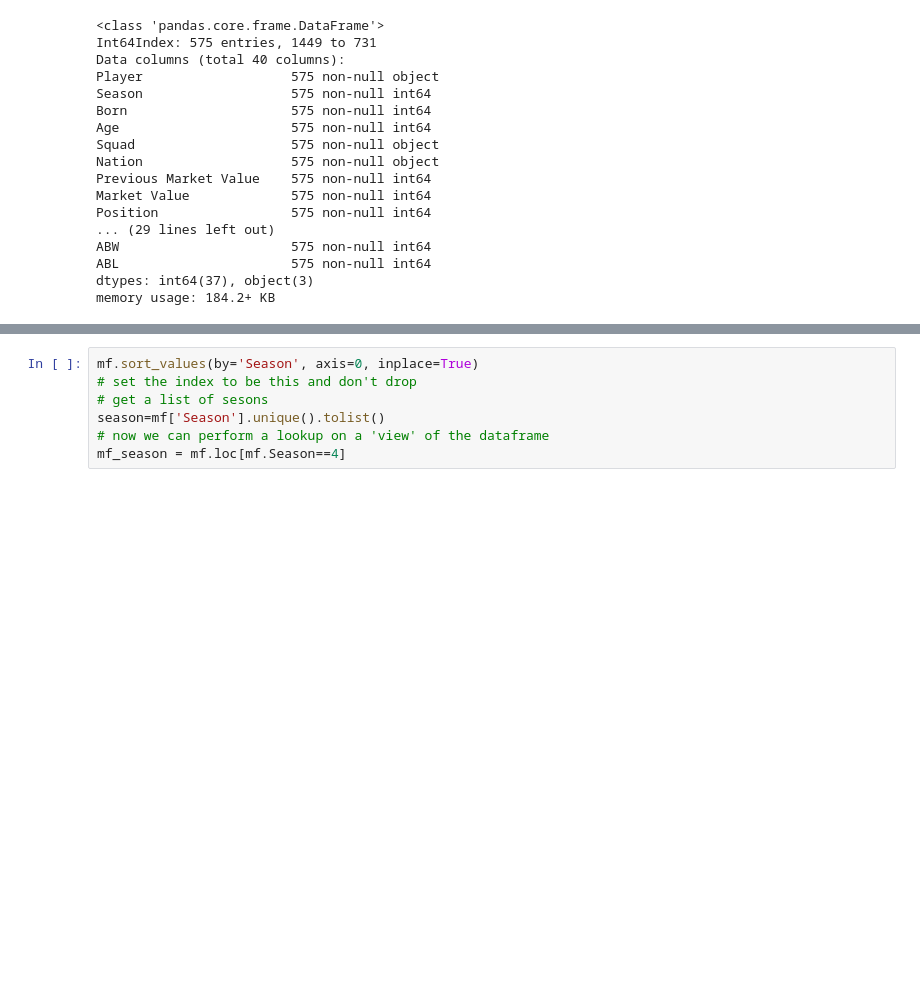
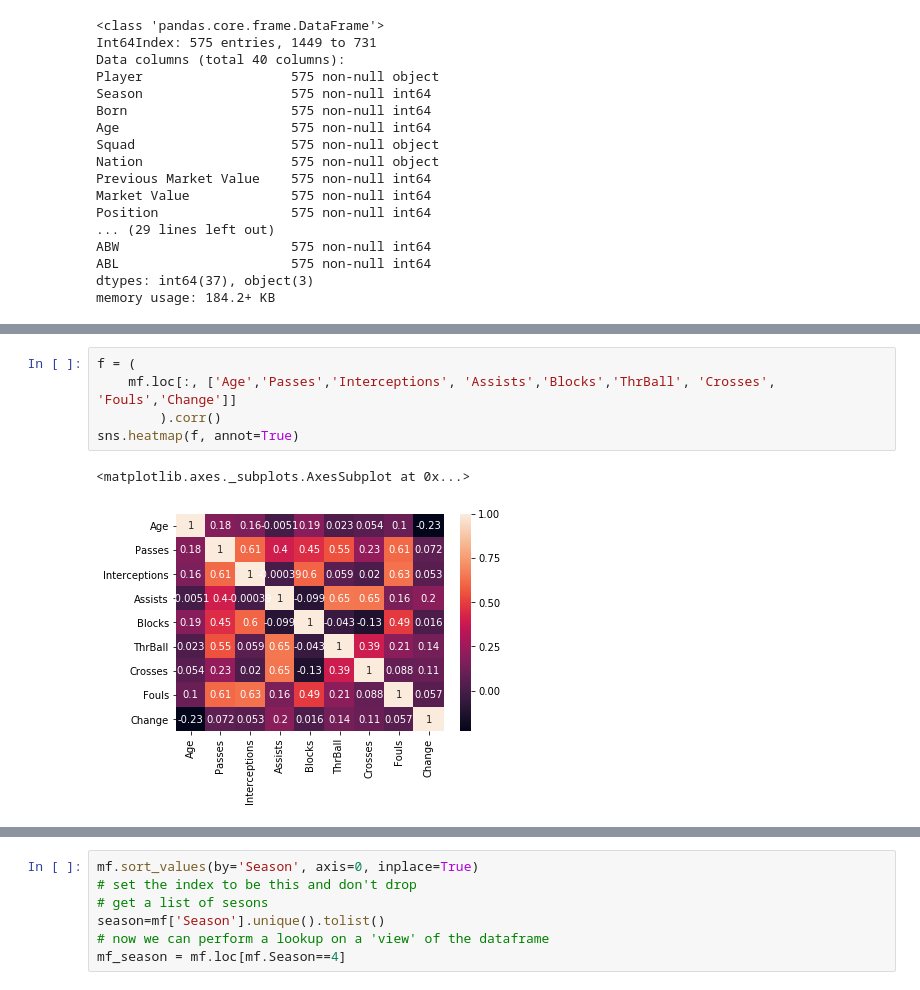
Before and after one commit to Femi-Ogunkola/EPL, a Jupyter notebook: EPL Data Analysis.ipynb, the cells around one changed output, grey strips where cells are left out. Cells and saved outputs as stored; diff of their text form; blank space fills up the shorter version.

```diff
--- a/EPL Data Analysis.ipynb
+++ b/EPL Data Analysis.ipynb
@@ -138,3 +145,11 @@ mf = mf.assign(SA =  100*(mf['Shots']-mf['SOT'])/(mf['Shots']+1))
+# %%
+f = (
+    mf.loc[:, ['Age','Passes','Interceptions', 'Assists','Blocks','ThrBall', 'Crosses', 'Fouls','Change']]
+        ).corr()
+sns.heatmap(f, annot=True)
+# %% [output]
+<matplotlib.axes._subplots.AxesSubplot at 0x...>
+[figure, added]
 # %%
 mf.info()
 # %% [output]
```
Also changed, not shown: parts of 9 cells of this notebook.
